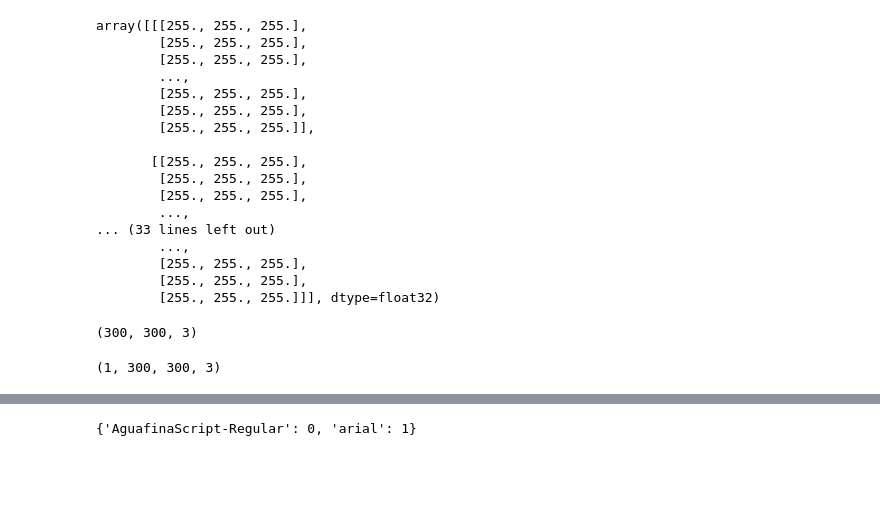
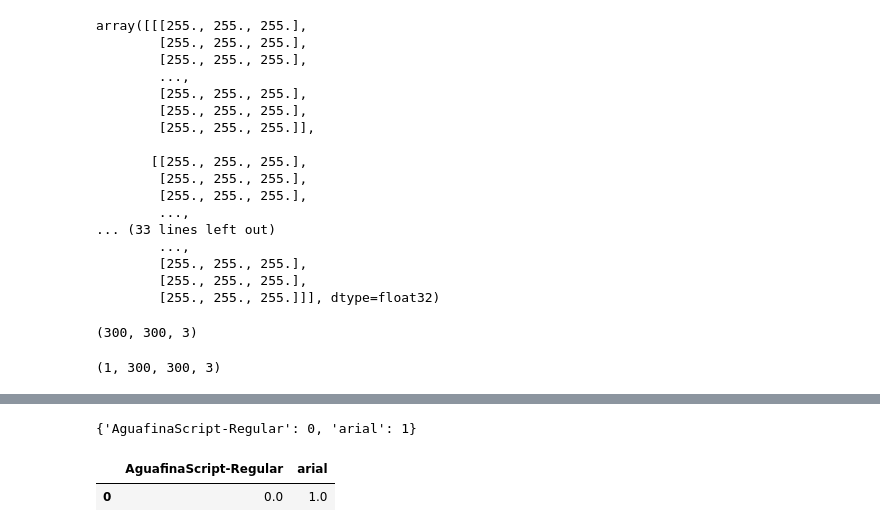
Before and after one commit to BrandonRodriguez1336/Final_Project, a Jupyter notebook: Font Classifier.ipynb, the cells around one changed output, grey strips where cells are left out. Drawn from its saved outputs; the diff is of its cells as text; code cells hidden in the pictures; blank space fills up the shorter version.

```diff
--- a/Font Classifier.ipynb
+++ b/Font Classifier.ipynb
@@ -572,4 +579,18 @@ array([[0.21032362]], dtype=float32)
-# %%
-train_image_gen.class_indices
-# %% [output]
-{'AguafinaScript-Regular': 0, 'arial': 1}
+# %%
+pred_score=train_image_gen.class_indices
+pred_score
+# %% [output]
+{'AguafinaScript-Regular': 0, 'arial': 1}
+# %%
+import pandas as pd
+
+output = pd.DataFrame()
+output = output.append(pred_score, ignore_index=True)
+output.head()
+# pred_score_ind= pred_score.index.tolist()
+
+# DF=pd.DataFrame(pred_score_ind)
+# DF
+# %% [output]
+|  | AguafinaScript-Regular | arial |
+| 0 | 0.0 | 1.0 |
```
Also changed, not shown: parts of 29 cells of this notebook, 7 other files.
